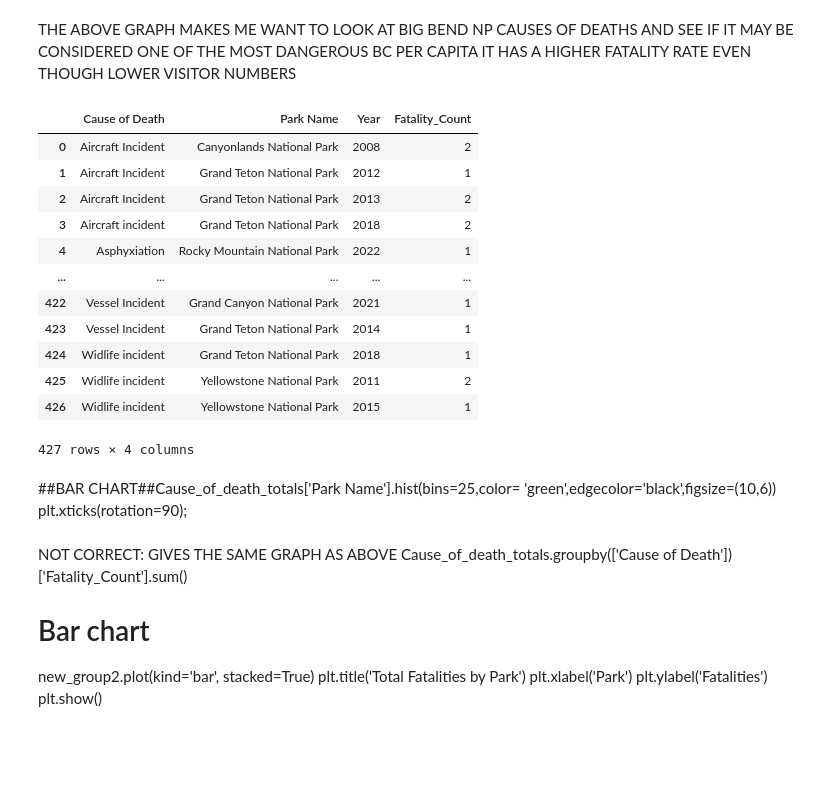
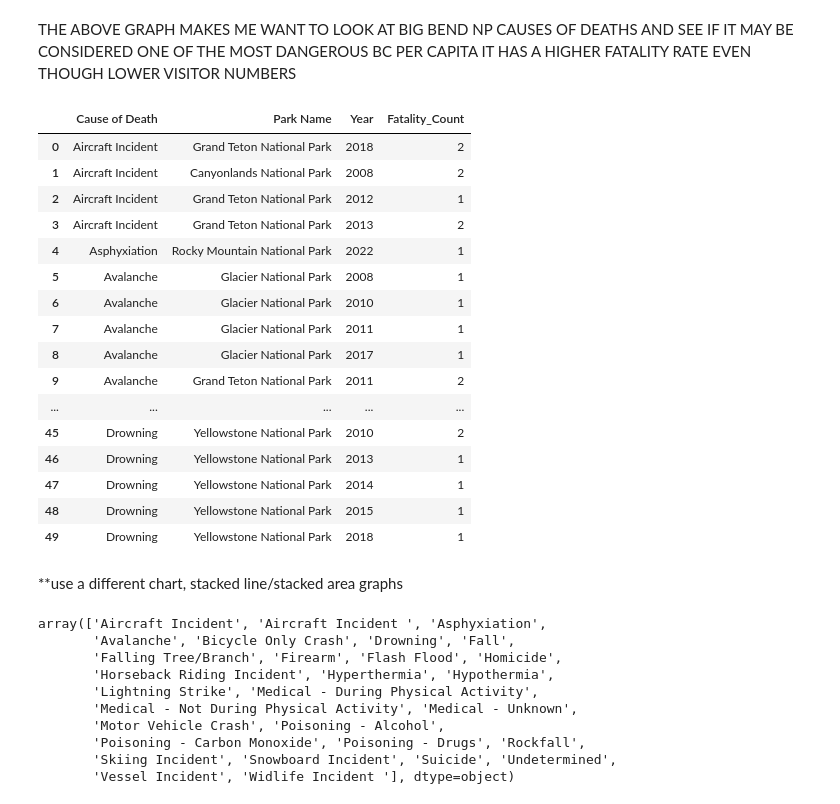
Before and after one commit to GGRAN24/Capstone_NParks, a Jupyter notebook: Capstone(a).ipynb, the cells around one changed output. Drawn from its saved outputs; the diff is of its cells as text; code cells hidden in the pictures; blank space fills up the shorter version.

```diff
--- a/Capstone(a).ipynb
+++ b/Capstone(a).ipynb
@@ -698,30 +731,38 @@ sns
+# %%
+deaths_population['Cause of Death']=deaths_population['Cause of Death'].str.title()
 # %%
 Cause_of_death_totals=deaths_population.groupby(['Cause of Death','Park Name', 'Year'])['Outcome'].count().to_frame().reset_index().rename(columns={'Outcome':'Fatality_Count'})
-Cause_of_death_totals
+Cause_of_death_totals.head(50)
 # %% [output]
 |  | Cause of Death | Park Name | Year | Fatality_Count |
-| 0 | Aircraft Incident | Canyonlands National Park | 2008 | 2 |
-| 1 | Aircraft Incident | Grand Teton National Park | 2012 | 1 |
-| 2 | Aircraft Incident | Grand Teton National Park | 2013 | 2 |
-| 3 | Aircraft incident | Grand Teton National Park | 2018 | 2 |
+| 0 | Aircraft Incident | Grand Teton National Park | 2018 | 2 |
+| 1 | Aircraft Incident | Canyonlands National Park | 2008 | 2 |
+| 2 | Aircraft Incident | Grand Teton National Park | 2012 | 1 |
+| 3 | Aircraft Incident | Grand Teton National Park | 2013 | 2 |
 | 4 | Asphyxiation | Rocky Mountain National Park | 2022 | 1 |
+| 5 | Avalanche | Glacier National Park | 2008 | 1 |
+| 6 | Avalanche | Glacier National Park | 2010 | 1 |
+| 7 | Avalanche | Glacier National Park | 2011 | 1 |
+| 8 | Avalanche | Glacier National Park | 2017 | 1 |
+| 9 | Avalanche | Grand Teton National Park | 2011 | 2 |
 | ... | ... | ... | ... | ... |
-| 422 | Vessel Incident | Grand Canyon National Park | 2021 | 1 |
-| 423 | Vessel Incident | Grand Teton National Park | 2014 | 1 |
-| 424 | Widlife incident | Grand Teton National Park | 2018 | 1 |
-| 425 | Widlife incident | Yellowstone National Park | 2011 | 2 |
-| 426 | Widlife incident | Yellowstone National Park | 2015 | 1 |
+| 45 | Drowning | Yellowstone National Park | 2010 | 2 |
+| 46 | Drowning | Yellowstone National Park | 2013 | 1 |
+| 47 | Drowning | Yellowstone National Park | 2014 | 1 |
+| 48 | Drowning | Yellowstone National Park | 2015 | 1 |
+| 49 | Drowning | Yellowstone National Park | 2018 | 1 |
-427 rows × 4 columns
-# %% [markdown]
-##BAR CHART##Cause_of_death_totals['Park Name'].hist(bins=25,color= 'green',edgecolor='black',figsize=(10,6))
-plt.xticks(rotation=90);
-# %% [markdown]
-NOT CORRECT: GIVES THE SAME GRAPH AS ABOVE
-Cause_of_death_totals.groupby(['Cause of Death'])['Fatality_Count'].sum()
-
-# Bar chart
-new_group2.plot(kind='bar', stacked=True)
-plt.title('Total Fatalities by Park')
-plt.xlabel('Park')
-plt.ylabel('Fatalities')
-plt.show()
+# %% [markdown]
+**use a different chart, stacked line/stacked area graphs
+# %%
+(Cause_of_death_totals['Cause of Death'].unique())
+# %% [output]
+array(['Aircraft Incident', 'Aircraft Incident ', 'Asphyxiation',
+       'Avalanche', 'Bicycle Only Crash', 'Drowning', 'Fall',
+       'Falling Tree/Branch', 'Firearm', 'Flash Flood', 'Homicide',
+       'Horseback Riding Incident', 'Hyperthermia', 'Hypothermia',
+       'Lightning Strike', 'Medical - During Physical Activity',
+       'Medical - Not During Physical Activity', 'Medical - Unknown',
+       'Motor Vehicle Crash', 'Poisoning - Alcohol',
+       'Poisoning - Carbon Monoxide', 'Poisoning - Drugs', 'Rockfall',
+       'Skiing Incident', 'Snowboard Incident', 'Suicide', 'Undetermined',
+       'Vessel Incident', 'Widlife Incident '], dtype=object)
```
Also changed, not shown: parts of 55 cells of this notebook, 21 other files.
